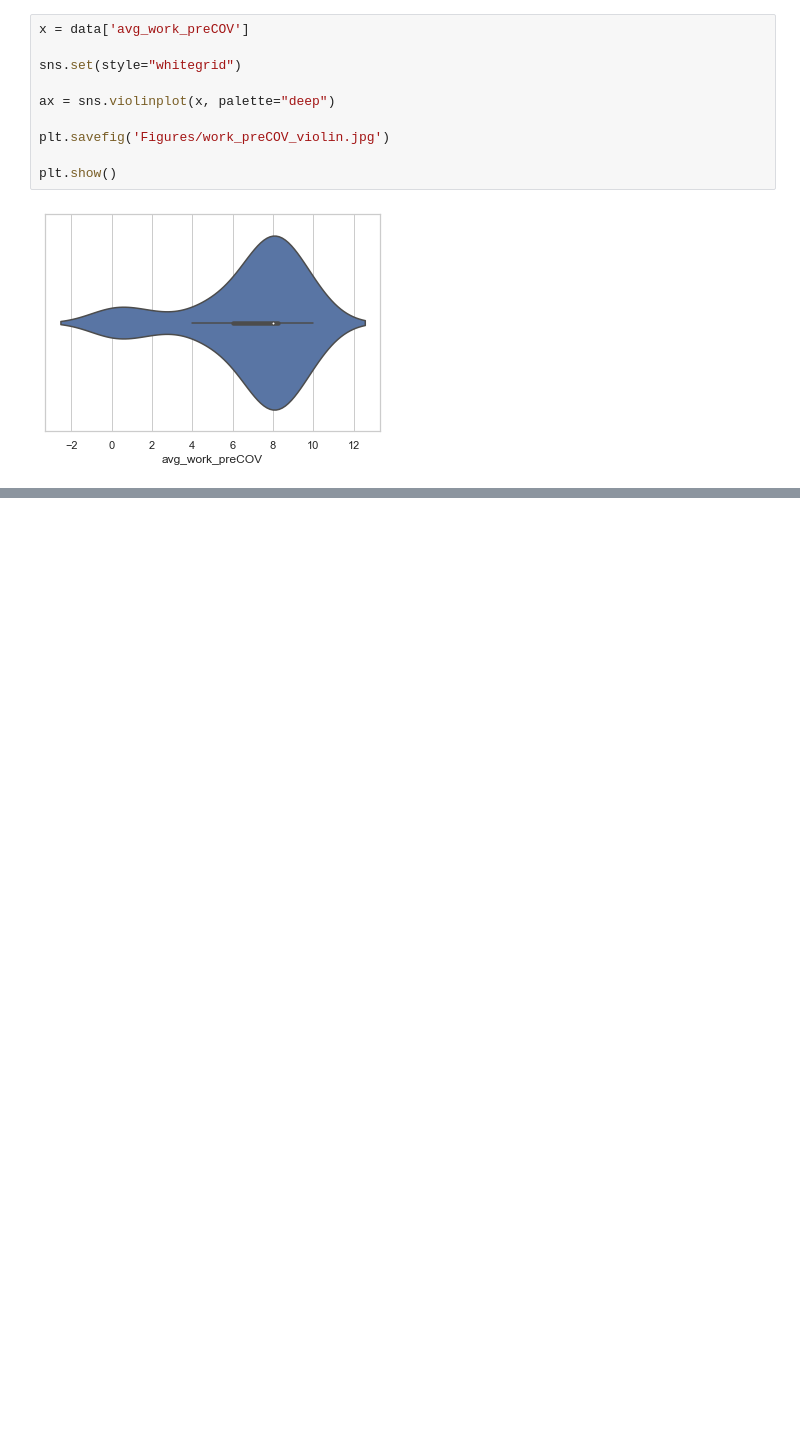
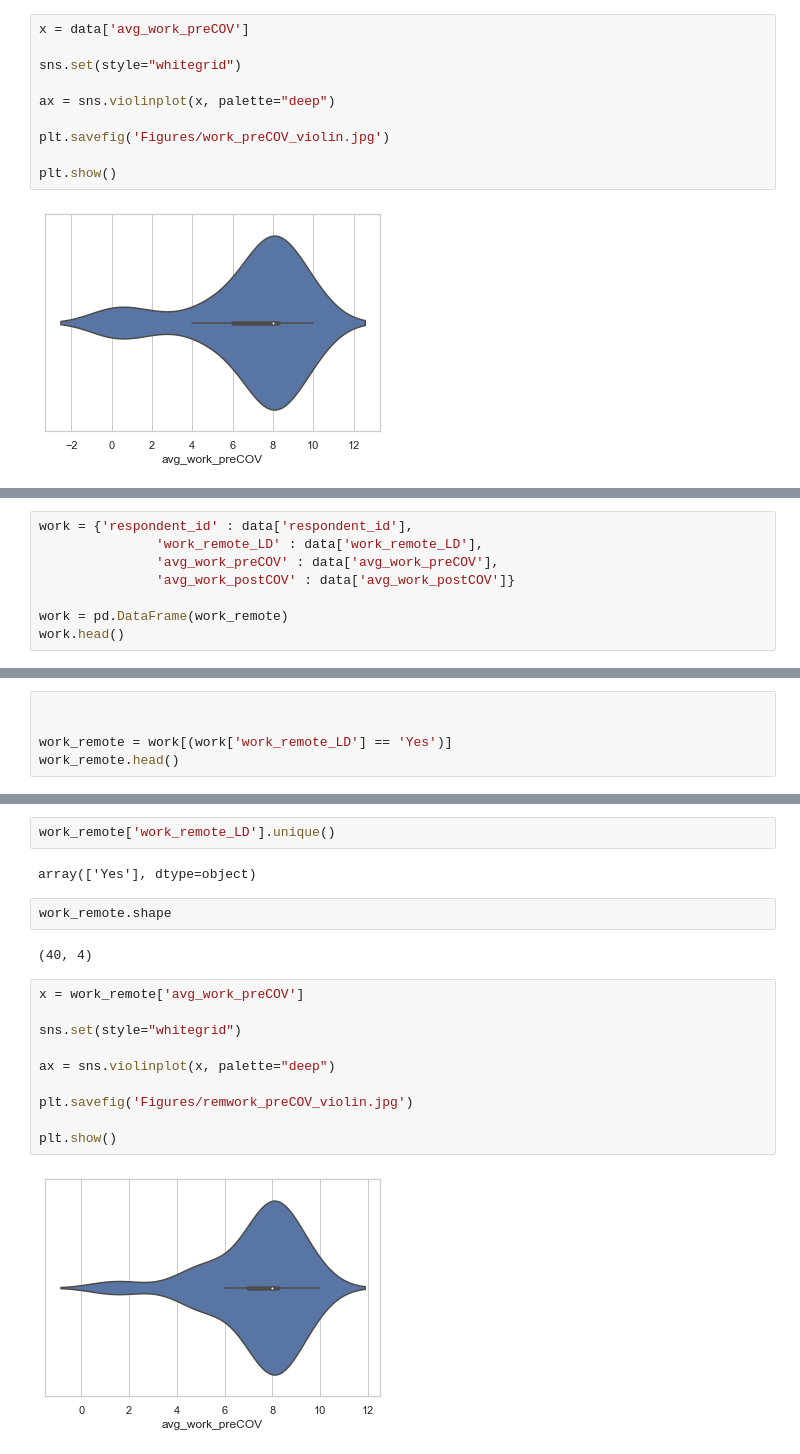
Before and after one commit to cfmago/Project-Week-6, a Jupyter notebook: your-project/week-6-project-plots.ipynb, the cells around one changed output, grey strips where cells are left out. Cells and saved outputs as stored; diff of their text form; blank space fills up the shorter version.

```diff
--- a/your-project/week-6-project-plots.ipynb
+++ b/your-project/week-6-project-plots.ipynb
@@ -275,0 +340,8 @@ plt.show()
+# %%
+work = {'respondent_id' : data['respondent_id'],
+               'work_remote_LD' : data['work_remote_LD'],
+               'avg_work_preCOV' : data['avg_work_preCOV'],
+               'avg_work_postCOV' : data['avg_work_postCOV']}
+
+work = pd.DataFrame(work_remote)
+work.head()
@@ -275,0 +355,5 @@ plt.show()
+# %%
+
+
+work_remote = work[(work['work_remote_LD'] == 'Yes')]
+work_remote.head()
@@ -275,0 +367,20 @@ plt.show()
+# %%
+work_remote['work_remote_LD'].unique()
+# %% [output]
+array(['Yes'], dtype=object)
+# %%
+work_remote.shape
+# %% [output]
+(40, 4)
+# %%
+x = work_remote['avg_work_preCOV']
+
+sns.set(style="whitegrid")
+
+ax = sns.violinplot(x, palette="deep")
+
+plt.savefig('Figures/remwork_preCOV_violin.jpg')
+
+plt.show()
+# %% [output]
+[figure, added]
```
Also changed, not shown: parts of 16 cells of this notebook, 9 other files.
